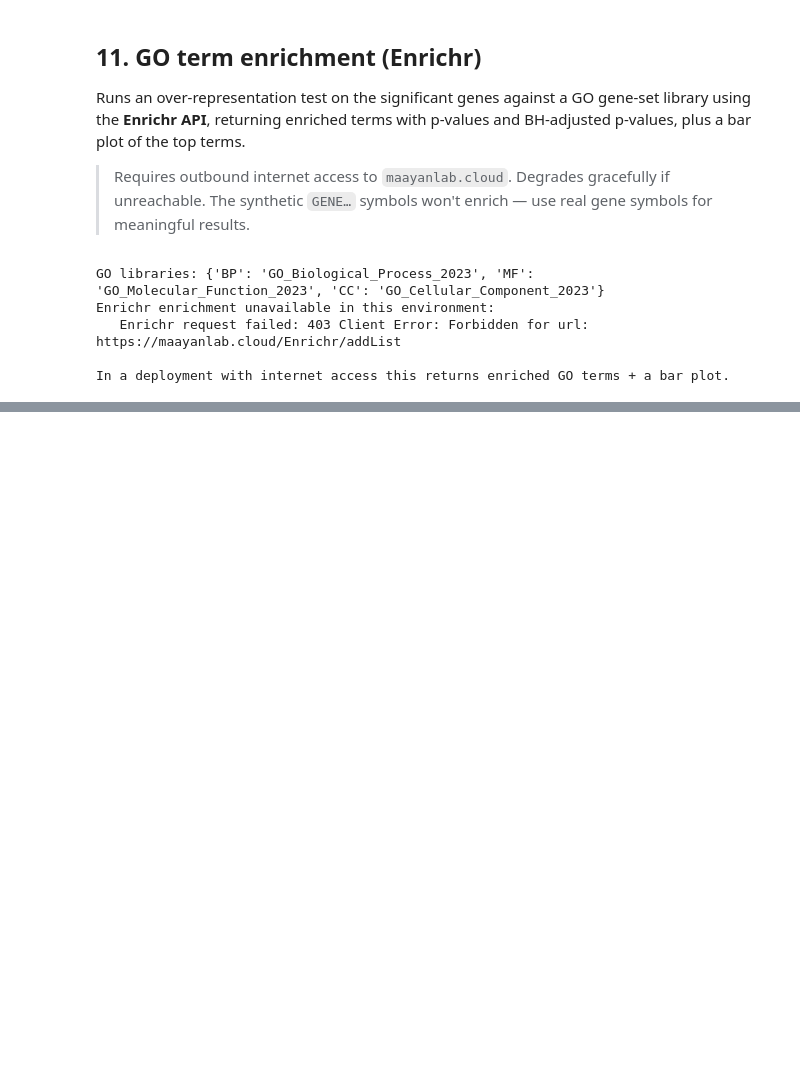
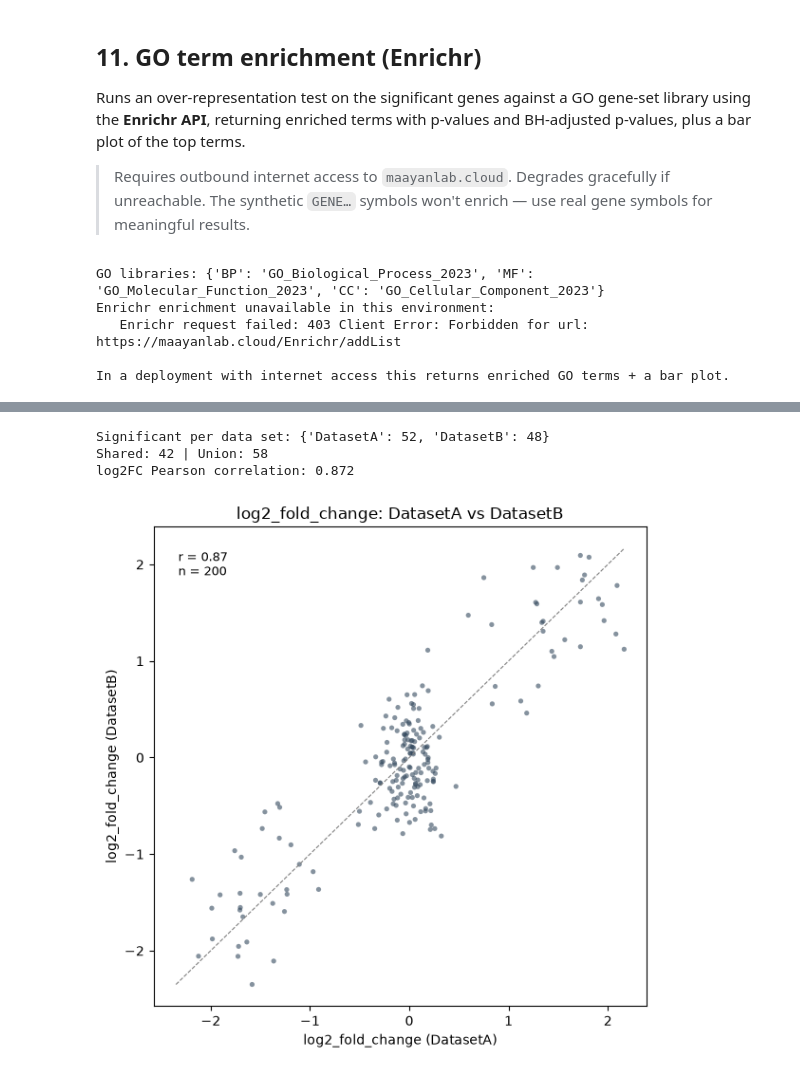
Before and after one commit to alanacaldwell-tech/MS_Processing_Software, a Jupyter notebook: notebooks/proteomics_processing.ipynb, the cells around one changed output, grey strips where cells are left out. Saved outputs shown, nothing was run; the diff lists cells and outputs as text; code cells hidden in the pictures; blank space fills up the shorter version.

```diff
--- a/notebooks/proteomics_processing.ipynb
+++ b/notebooks/proteomics_processing.ipynb
@@ -302,0 +328,9 @@ In a deployment with internet access this returns enriched GO terms + a bar plot
+# %%
+# Second data set (same proteins, a 'replication' experiment).
+dataset_b = msp.load_dataset(REPO_ROOT / "sample_data" / "sample_dataset_2.xlsx", "ABPP", 6)
+results_b = msp.compare_conditions(dataset_b, condition_map, "Treatment", "Mock")
+
+results_by_dataset = {"DatasetA": results, "DatasetB": results_b}
+
+aligned = msp.align_results(results_by_dataset, value_cols=("log2_fold_change", "adj_p_value"))
+aligned.head()
@@ -303,3 +344,20 @@ In a deployment with internet access this returns enriched GO terms + a bar plot
+# %%
+# Overlap of significant hits (same significance rule applied to each data set).
+sig = msp.significant_sets(results_by_dataset, max_fdr=0.05, min_abs_log2fc=1.0)
+summary = msp.overlap_summary(sig)
+print("Significant per data set:", summary["per_dataset_counts"])
+print("Shared:", summary["n_shared"], "| Union:", summary["n_union"])
+
+r = msp.correlate_metric(aligned, "DatasetA", "DatasetB", metric="log2_fold_change")
+print(f"log2FC Pearson correlation: {r:.3f}")
+
+msp.compare_scatter(aligned, "DatasetA", "DatasetB", metric="log2_fold_change")
+plt.tight_layout(); plt.show()
+# %% [output]
+Significant per data set: {'DatasetA': 52, 'DatasetB': 48}
+Shared: 42 | Union: 58
+log2FC Pearson correlation: 0.872
+[figure, added]
 # %% [markdown]
 ## Mapping to a future GUI
 
```
Also changed, not shown: parts of 15 cells of this notebook, 10 other files.
